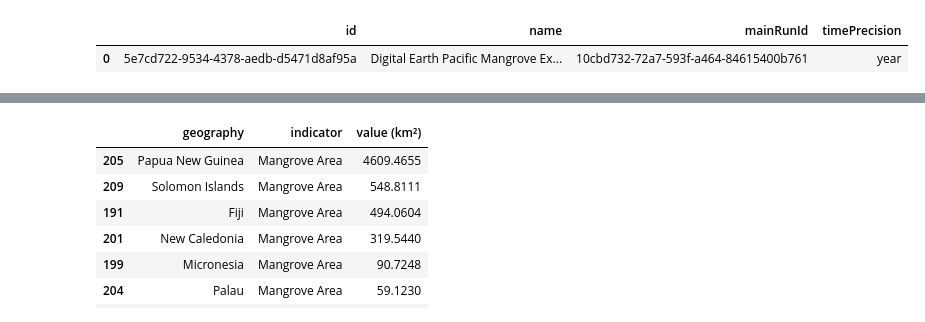
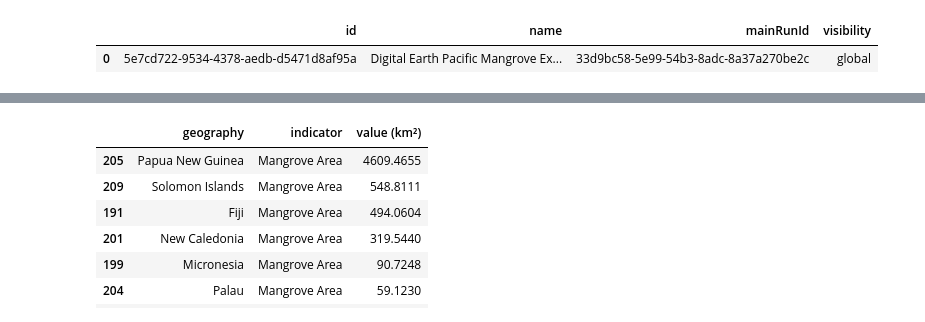
Before and after one commit to SustainableDevelopmentReform/csdr-cloud-spatial, a Jupyter notebook: notebooks/sdf-public-api-demo.ipynb, the cells around one changed output, grey strips where cells are left out. Drawn from its saved outputs; the diff is of its cells as text; code cells hidden in the pictures.

```diff
--- a/notebooks/sdf-public-api-demo.ipynb
+++ b/notebooks/sdf-public-api-demo.ipynb
@@ -23,23 +27,17 @@ import requests
 import pandas as pd
 import matplotlib.pyplot as plt
 from IPython.display import display
-from google.colab import userdata
 
-API_BASE_URL = "https://csdr.dev.oceandevelopmentdata.org"
-AUTH_BASE_URL = f"{API_BASE_URL}/api/auth"
+API_BASE_URL = "https://data.dev.sd17.org"
 API_V0_BASE_URL = f"{API_BASE_URL}/api/v0"
 TARGET_DATASET_NAME = "Digital Earth Pacific Mangrove Extents"
 TARGET_GEOMETRY_NAME = "Pacific Exclusive Economic Zones"
-API_KEY = userdata.get("csdr-cloud-spatial-app")
+API_KEY = os.getenv("SDF_API_KEY")  # Optional for the public endpoints below.
 
 session = requests.Session()
 session.headers.update({"Accept": "application/json"})
-
-
-def auth_post(path: str, payload: dict | None = None):
-    response = session.post(f"{AUTH_BASE_URL}{path}", json=payload or {}, timeout=60)
-    response.raise_for_status()
-    return response.json()
+if API_KEY:
+    session.headers["x-api-key"] = API_KEY
 
 
 def api_get(path: str):
@@ -51,20 +49,10 @@ def api_get(path: str):
     return payload["data"]
 
 
-print("App base:", API_BASE_URL)
-print("Auth base:", AUTH_BASE_URL)
+print("Deployment:", API_BASE_URL)
 print("API v0 base:", API_V0_BASE_URL)
+print("Access mode:", "API key" if API_KEY else "public (no API key)")
 
-if API_KEY:
-    session.headers["x-api-key"] = API_KEY
-    auth_mode = "x-api-key header"
-    probe = api_get("/dataset?page=1&size=1")
-    print("Auth mode:", auth_mode)
-    print("Dataset probe rows:", len(probe["data"]))
-else:
-    anonymous = auth_post("/sign-in/anonymous")
-    auth_mode = "anonymous session cookie"
-    print("Auth mode:", auth_mode)
-    print("Anonymous user:", anonymous["user"]["email"])
-    print("Anonymous user id:", anonymous["user"]["id"])
+probe = api_get("/dataset?page=1&size=1")
+print("Dataset probe rows:", len(probe["data"]))
 # %% [output]
@@ -171,12 +152,12 @@ dtype: object
 # %%
 product_list = api_get(
     f"/product?page=1&size=50&datasetId={dataset_id}&geometriesId={geometries_id}"
 )
 products_df = pd.DataFrame(product_list["data"])
-products_df[["id", "name", "mainRunId", "timePrecision"]]
+products_df[["id", "name", "mainRunId", "visibility"]]
 # %% [output]
-|  | id | name | mainRunId | timePrecision |
-| 0 | 5e7cd722-9534-4378-aedb-d5471d8af95a | Digital Earth Pacific Mangrove Ex... | 10cbd732-72a7-593f-a464-84615400b761 | year |
+|  | id | name | mainRunId | visibility |
+| 0 | 5e7cd722-9534-4378-aedb-d5471d8af95a | Digital Earth Pacific Mangrove Ex... | 33d9bc58-5e99-54b3-8adc-8a37a270be2c | global |
 # %%
 product_row = products_df.iloc[0]
 product_id = product_row["id"]
```
Also changed, not shown: parts of 6 cells of this notebook, 2 other files.
